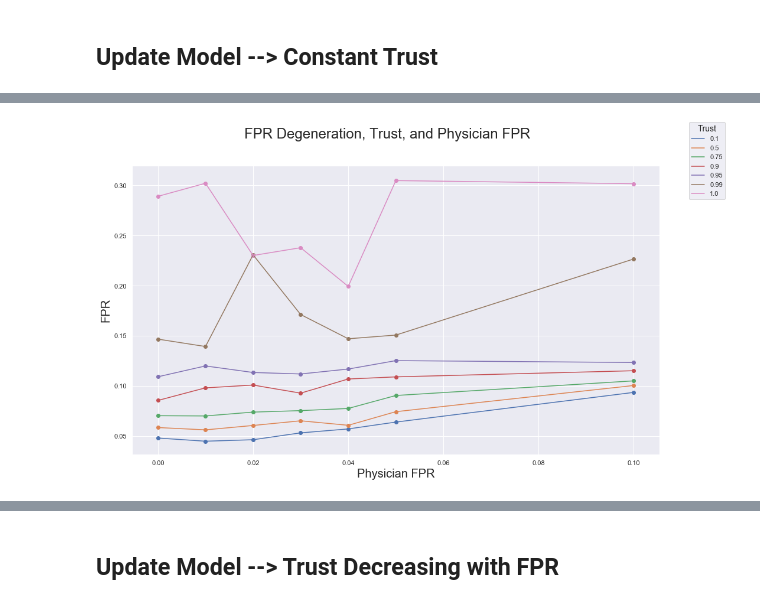
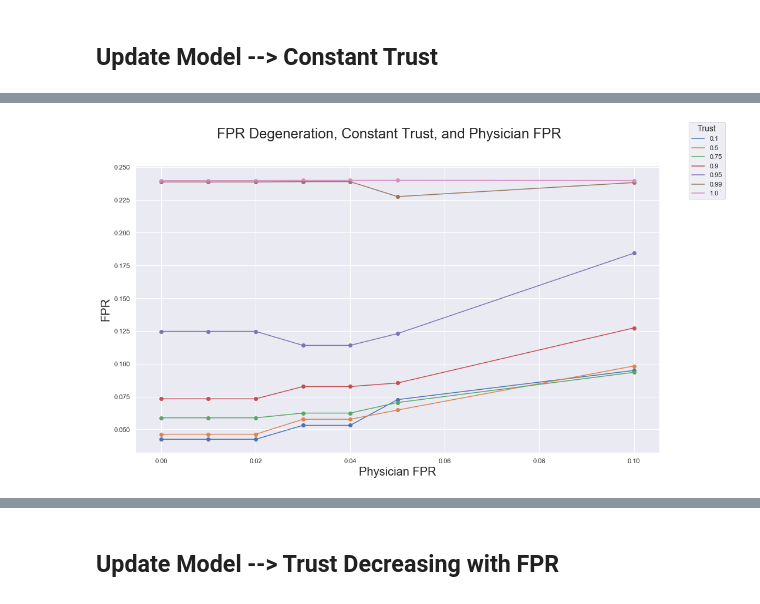
Before and after one commit to georgeadam/feedback_loops, a Jupyter notebook: trust_experiments.ipynb, the cells around one changed output, grey strips where cells are left out. Saved outputs shown, nothing was run; the diff lists cells and outputs as text; code cells hidden in the pictures.

```diff
--- a/trust_experiments.ipynb
+++ b/trust_experiments.ipynb
@@ -50,12 +51,12 @@ Initial TNR: 0.45993333333333336
 ## Update Model --> Constant Trust
 # %%
 trust_rates = [0.1, 0.5, 0.75, 0.9, 0.95, 0.99, 1.0]
-physician_fprs = [0.0, 0.01, 0.02, 0.03, 0.04, 0.05, 0.1]
+physician_fprs = [0.0, 0.01, 0.02, 0.03, 0.04, 0.05, 0.1, 0.2, 0.3]
 results = {trust: {} for trust in trust_rates}
 
 for trust in trust_rates:
     for physician_fpr in physician_fprs:
-        new_model = update_model_online_constant_trust(model, x_update, y_update, 100, trust, physician_fpr)
+        new_model = update_model_constant_trust(model, x_update, y_update, 1000, trust, physician_fpr)
 
         y_pred = new_model.predict(x_test)
         updated_tnr, updated_fpr, updated_fnr, updated_tpr = eval_model(y_test, y_pred)
@@ -121,17 +65,17 @@ SGDClassifier(alpha=0.0001, average=False, class_weight=None,
 # %%
 fig = plt.figure(figsize=(16,9))
-fig.suptitle("FPR Degeneration, Trust, and Physician FPR", fontsize=24)
+fig.suptitle("FPR Degeneration, Constant Trust, and Physician FPR", fontsize=24)
 
 ax = fig.add_subplot(111)
 ax.set_ylabel("FPR", fontsize=20)
 ax.set_xlabel("Physician FPR", fontsize=20)
 
 for count, i in enumerate(trust_rates):
     ax.plot(list(results[i].keys()), list(results[i].values()), label=str(i))
     ax.scatter(list(results[i].keys()), list(results[i].values()))
 
 handles, labels = ax.get_legend_handles_labels()
 fig.legend(handles, labels, loc='upper right', title="Trust", title_fontsize=14)
 fig.show()
 # %% [output]
-[figure, old version]
+[figure, new version]
```
Also changed, not shown: parts of 12 cells of this notebook, 2 other files.
